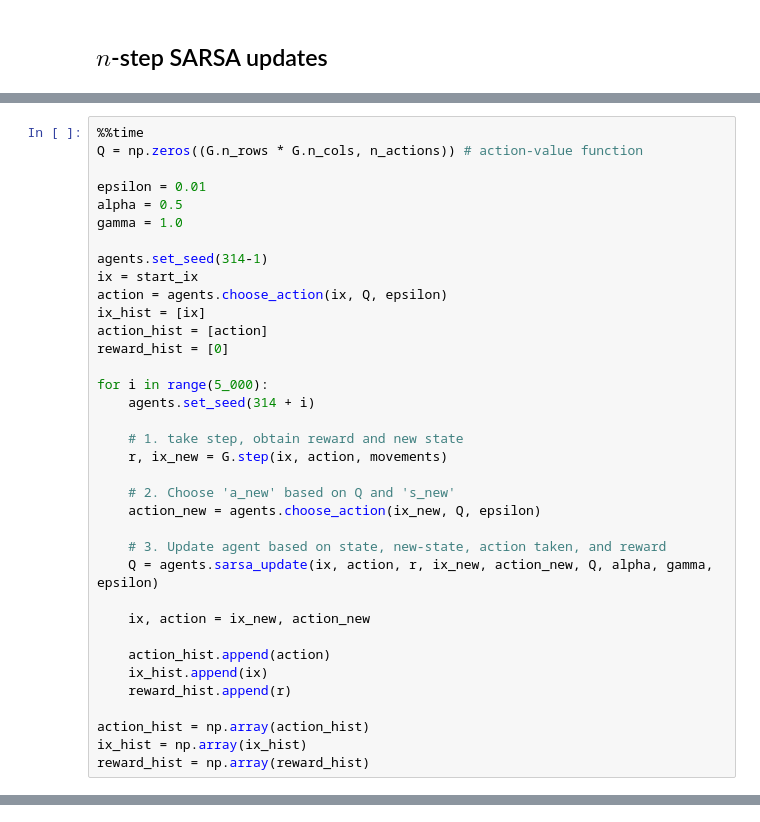
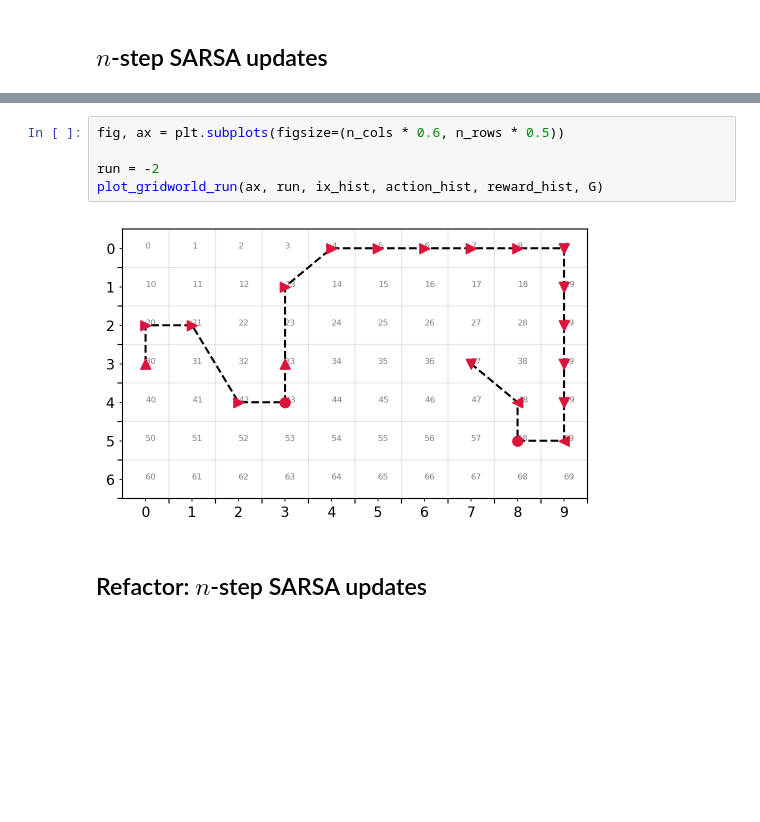
Before and after one commit to gerdm/reinforcement-learning, a Jupyter notebook: notebooks/ch07/windy-gridworld.ipynb, the cells around one changed output, grey strips where cells are left out. Saved outputs shown, nothing was run; the diff lists cells and outputs as text; blank space fills up the shorter version.

Commit message:
ch07-feat windy-gridworld; nstep-sarsa agent
n-step SARSA example

```diff
--- a/notebooks/ch07/windy-gridworld.ipynb
+++ b/notebooks/ch07/windy-gridworld.ipynb
@@ -271,36 +269,0 @@ The implementation below is clean, but it treats the episodic task as a continui
-# %%
-%%time
-Q = np.zeros((G.n_rows * G.n_cols, n_actions)) # action-value function
-
-epsilon = 0.01
-alpha = 0.5
-gamma = 1.0
-
-agents.set_seed(314-1)
-ix = start_ix
-action = agents.choose_action(ix, Q, epsilon)
-ix_hist = [ix]
-action_hist = [action]
-reward_hist = [0]
-
-for i in range(5_000):
-    agents.set_seed(314 + i)
-
-    # 1. take step, obtain reward and new state
-    r, ix_new = G.step(ix, action, movements)
-
-    # 2. Choose 'a_new' based on Q and 's_new'
-    action_new = agents.choose_action(ix_new, Q, epsilon)
-
-    # 3. Update agent based on state, new-state, action taken, and reward
-    Q = agents.sarsa_update(ix, action, r, ix_new, action_new, Q, alpha, gamma, epsilon)
-
-    ix, action = ix_new, action_new
-
-    action_hist.append(action)
-    ix_hist.append(ix)
-    reward_hist.append(r)
-
-action_hist = np.array(action_hist)
-ix_hist = np.array(ix_hist)
-reward_hist = np.array(reward_hist)
@@ -378,0 +270,9 @@ plt.grid(alpha=0.3)
+# %%
+fig, ax = plt.subplots(figsize=(n_cols * 0.6, n_rows * 0.5))
+
+run = -2
+plot_gridworld_run(ax, run, ix_hist, action_hist, reward_hist, G)
+# %% [output]
+[figure, added]
+# %% [markdown]
+## Refactor: $n$-step SARSA updates
```
Also changed, not shown: parts of 26 cells of this notebook, 1 other file.
